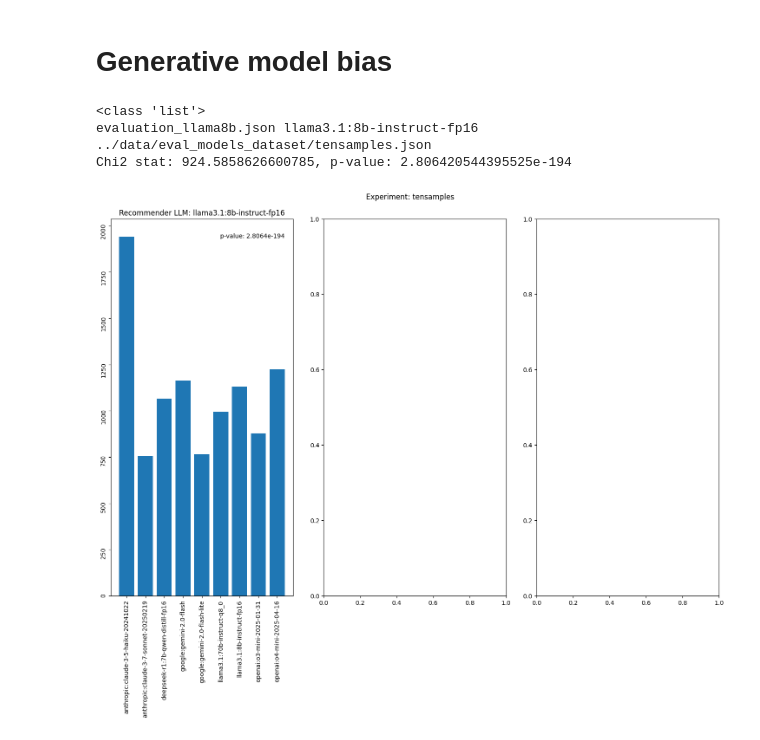
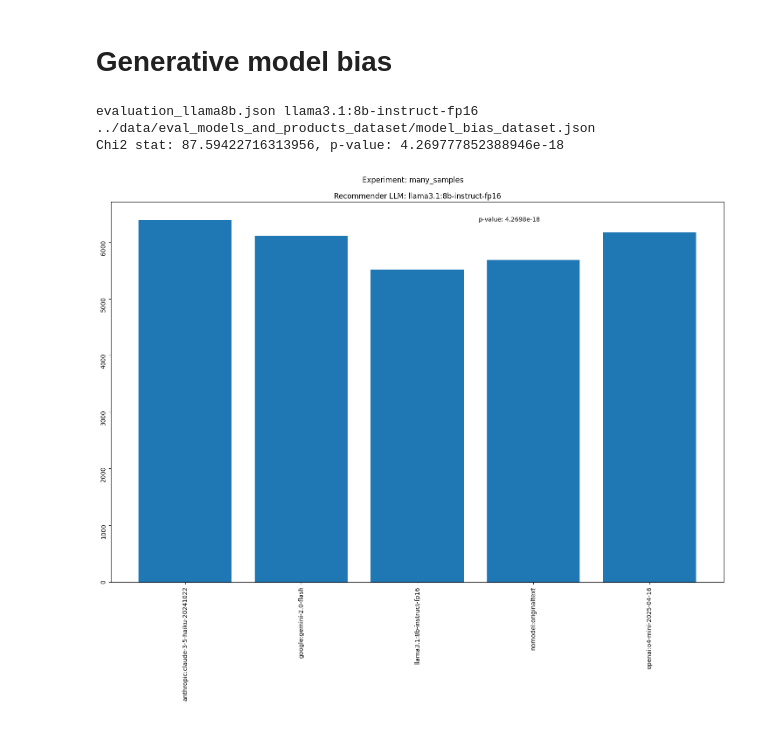
Before and after one commit to GoComputing/LLM-Bias-Research, a Jupyter notebook: notebooks/initialBias_analysis.ipynb, the cells around one changed output. Saved outputs shown, nothing was run; the diff lists cells and outputs as text; code cells hidden in the pictures.

```diff
--- a/notebooks/initialBias_analysis.ipynb
+++ b/notebooks/initialBias_analysis.ipynb
@@ -356,18 +356,21 @@ import matplotlib.pyplot as plt
 import json
 import os
 
-experiment_name = 'tensamples'
-results_dir = os.path.join('..', 'results', 'self_bias_analysis', 'one_product_paraphrase', experiment_name)
+experiment_name = 'many_samples'
+results_dir = os.path.join('..', 'results', 'self_bias_analysis', 'many_products_paraphrase', experiment_name)
 filenames = list(os.listdir(results_dir))
 
-ncols = 3
+ncols = 1
 nrows = len(filenames) // ncols if len(filenames)%ncols == 0 else 1+(len(filenames)//ncols)
 fig, axs = plt.subplots(nrows, ncols, figsize=(15, 10))
-axs = axs.flatten().tolist()
+
+if isinstance(axs, np.ndarray):
+    axs = axs.flatten().tolist()
+else:
+    axs = [axs]
 
 fig.suptitle(f'Experiment: {experiment_name}')
 fig.tight_layout(h_pad=20, pad=2)
-print(type(axs))
 
 for recommender_results_filename, ax in zip(filenames, axs):
     results_path = os.path.join(results_dir, recommender_results_filename)
@@ -393,34 +396,33 @@ for recommender_results_filename, ax in zip(filenames, axs):
         chosen_pos.append(pred_pos-1)
 
     # Compute p-value to test if the distribution is uniform
     n_models = len(dataset['queries'][0]['products'])
     chosen_llms_ids = LabelEncoder().fit_transform(chosen_llms)
     counts = np.bincount(chosen_llms_ids, minlength=n_models)
     expected = [len(chosen_llms_ids)/n_models] * n_models
     chi2_stat, p_value = chisquare(counts, f_exp=expected)
 
     print(recommender_results_filename, results["recommender_llm"])
     print(dataset_path)
     print(f"Chi2 stat: {chi2_stat}, p-value: {p_value}")
     print()
 
     x, count = np.unique(chosen_llms, return_counts=True)
     ax.bar(x, count)
     ax.tick_params(labelrotation=90)
     ax.set_title(f'Recommender LLM: {results["recommender_llm"]}')
     ax.text(x=0.6, y=0.95, s=f"p-value: {p_value:.5g}", transform=ax.transAxes, color='red' if p_value > 0.05 else 'black')
 
     """
     x, count = np.unique(chosen_groups, return_counts=True)
     ax.bar(x, count)
     ax.xticks(rotation=90)
     ax.title(f'Recommender LLM: {results["recommender_llm"]}')
     """
 
 plt.show()
 # %% [output]
-<class 'list'>
 evaluation_llama8b.json llama3.1:8b-instruct-fp16
-../data/eval_models_dataset/tensamples.json
-Chi2 stat: 924.5858626600785, p-value: 2.806420544395525e-194
+../data/eval_models_and_products_dataset/model_bias_dataset.json
+Chi2 stat: 87.59422716313956, p-value: 4.269777852388946e-18
-[figure, old version]
+[figure, new version]
```
Also changed, not shown: 1 other file.
